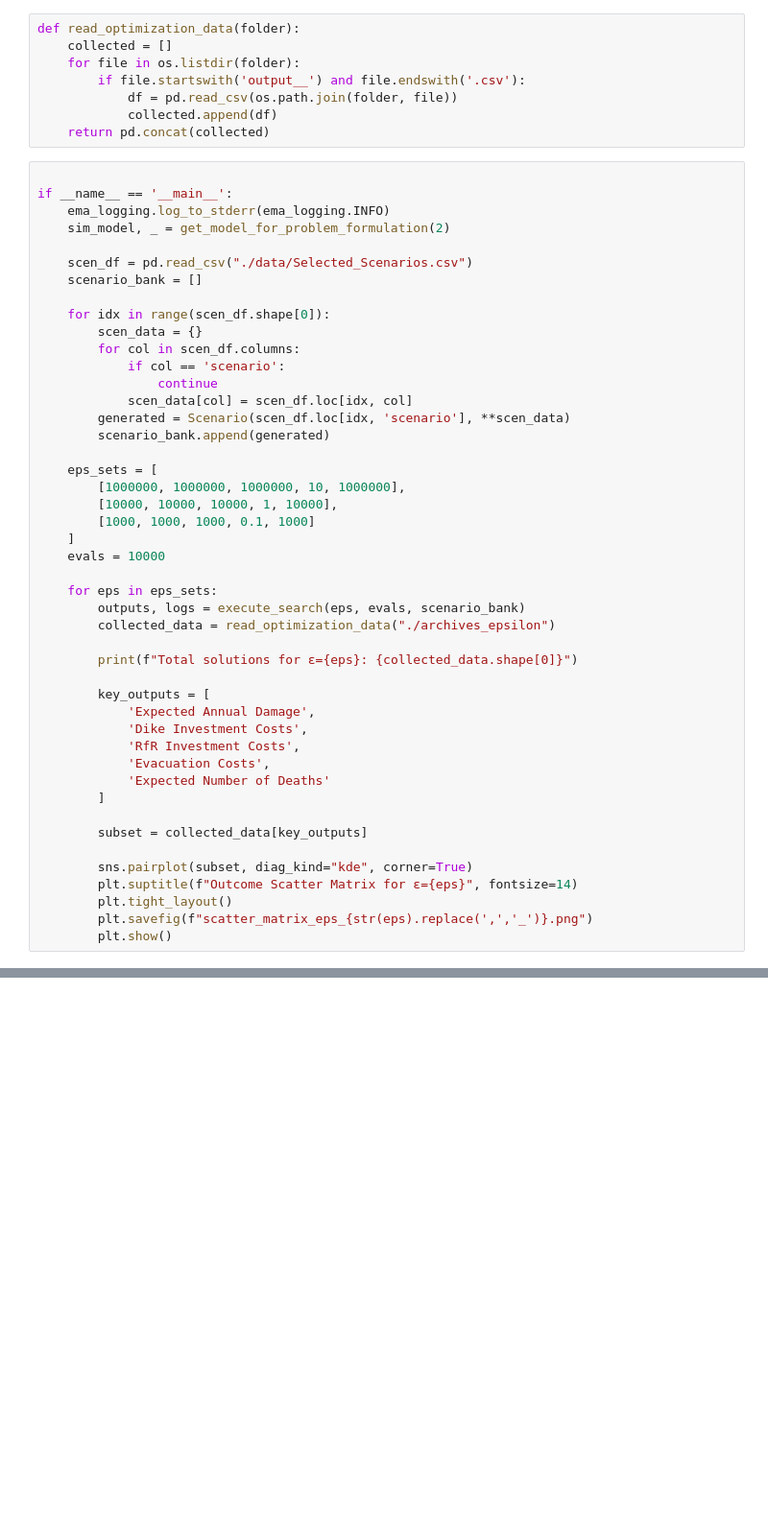
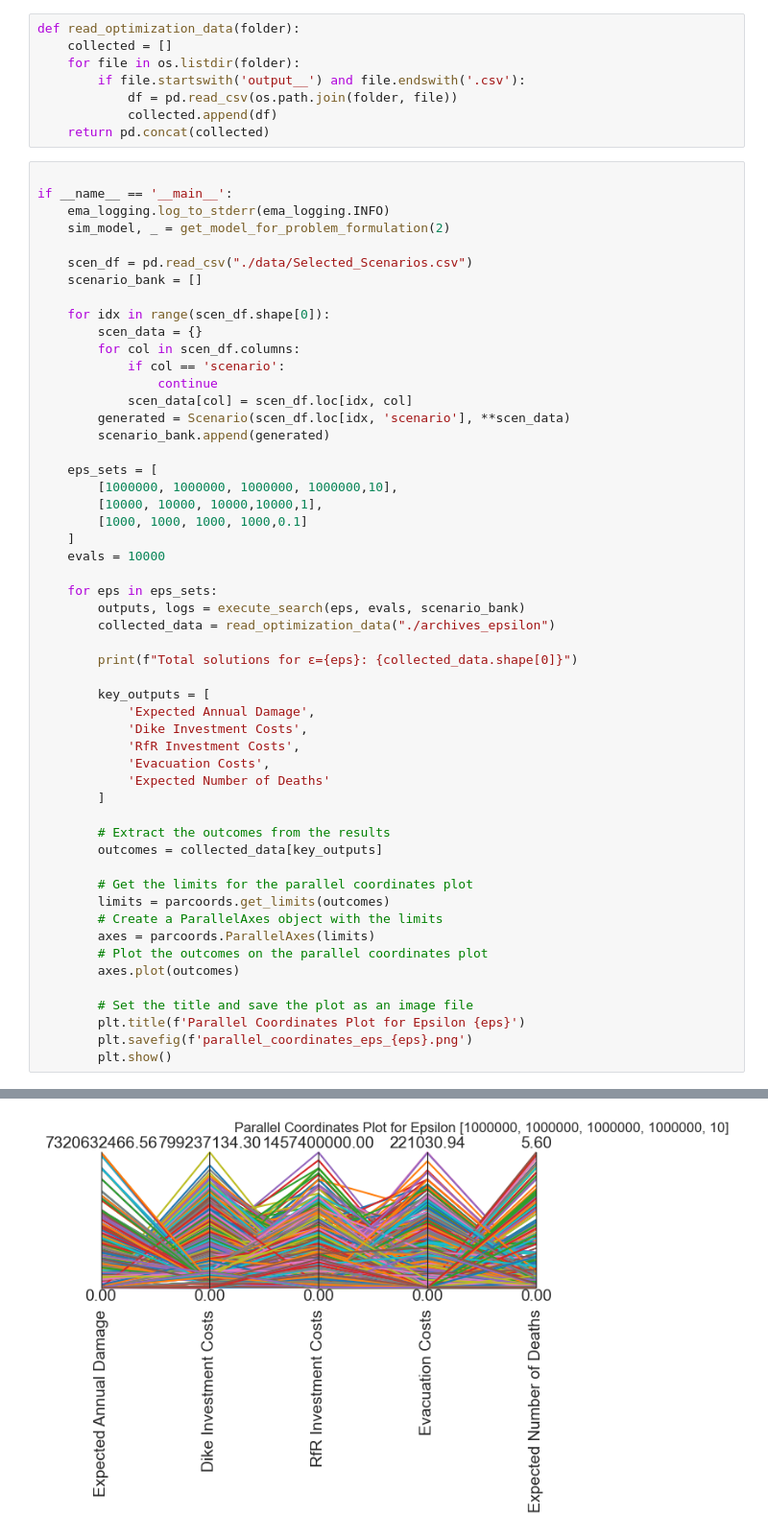
Before and after one commit to leonarddevijfde/MBD-repository, a Jupyter notebook: Epsilon Discovery.ipynb, the cells around one changed output, grey strips where cells are left out. Shown: that part at 96% size. Drawn from its saved outputs; the diff is of its cells as text; blank space fills up the shorter version.

```diff
--- a/Epsilon Discovery.ipynb
+++ b/Epsilon Discovery.ipynb
@@ -87,9 +88,9 @@ if __name__ == '__main__':
         scenario_bank.append(generated)
 
     eps_sets = [
-        [1000000, 1000000, 1000000, 10, 1000000],
-        [10000, 10000, 10000, 1, 10000],
-        [1000, 1000, 1000, 0.1, 1000]
+        [1000000, 1000000, 1000000, 1000000,10],
+        [10000, 10000, 10000,10000,1],
+        [1000, 1000, 1000, 1000,0.1]
     ]
     evals = 10000
 
@@ -107,11 +108,18 @@ if __name__ == '__main__':
             'Expected Number of Deaths'
         ]
 
-        subset = collected_data[key_outputs]
+        # Extract the outcomes from the results
+        outcomes = collected_data[key_outputs]
 
-        sns.pairplot(subset, diag_kind="kde", corner=True)
-        plt.suptitle(f"Outcome Scatter Matrix for ε={eps}", fontsize=14)
-        plt.tight_layout()
-        plt.savefig(f"scatter_matrix_eps_{str(eps).replace(',','_')}.png")
+        # Get the limits for the parallel coordinates plot
+        limits = parcoords.get_limits(outcomes)
+        # Create a ParallelAxes object with the limits
+        axes = parcoords.ParallelAxes(limits)
+        # Plot the outcomes on the parallel coordinates plot
+        axes.plot(outcomes)
+
+        # Set the title and save the plot as an image file
+        plt.title(f'Parallel Coordinates Plot for Epsilon {eps}')
+        plt.savefig(f'parallel_coordinates_eps_{eps}.png')
         plt.show()
 # %% [output]
@@ -118,0 +138 @@ if __name__ == '__main__':
+[figure, added]
```
Also changed, not shown: parts of 2 cells of this notebook, 26 other files.
